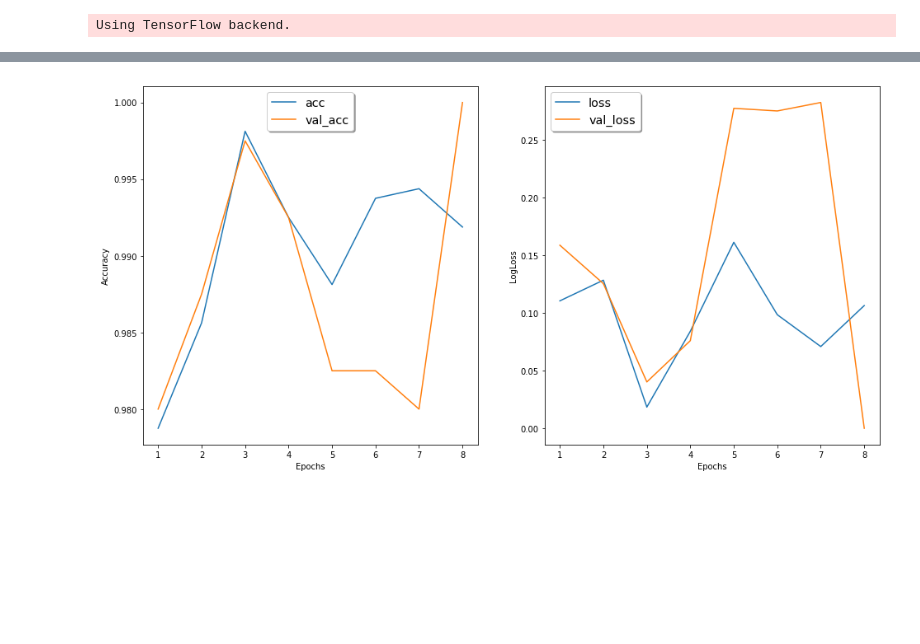
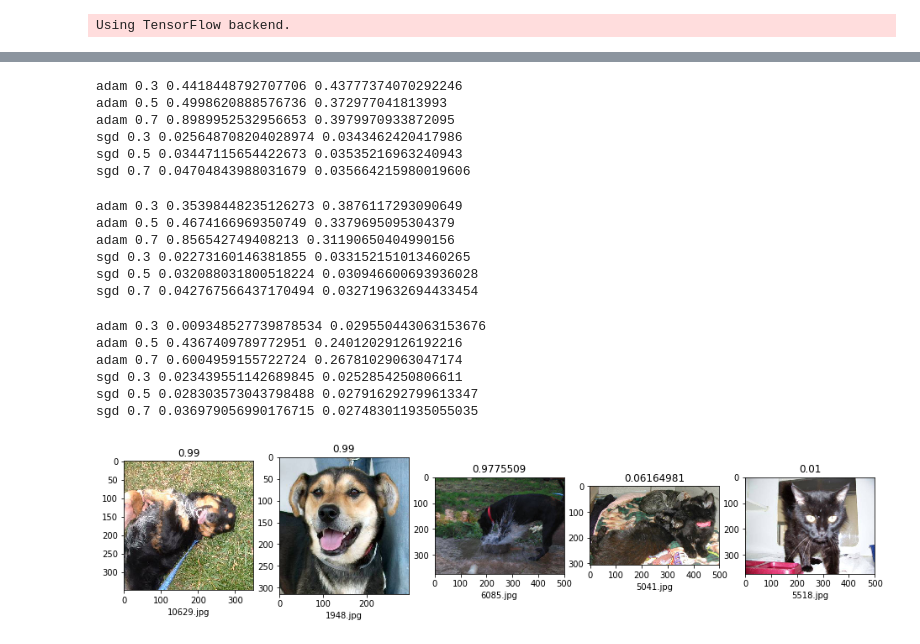
Before and after one commit to lssxfy123/PythonStudy, a Jupyter notebook: udacity_test/machine_learn/MLND_CN_Graduate/graduate8.ipynb, the cells around one changed output, grey strips where cells are left out. Drawn from its saved outputs; the diff is of its cells as text; code cells hidden in the pictures; blank space fills up the shorter version.

```diff
--- a/udacity_test/machine_learn/MLND_CN_Graduate/graduate8.ipynb
+++ b/udacity_test/machine_learn/MLND_CN_Graduate/graduate8.ipynb
@@ -72,4 +75,0 @@ plot_info('small_inceptionV3_history.pkl', 'lower right', 'lower right')
-# %%
-plot_info('small_xception_history.pkl', 'upper center', 'upper left')
-# %% [output]
-[figure, removed]
@@ -75,0 +119,27 @@ plot_info('small_xception_history.pkl', 'upper center', 'upper left')
+# %%
+print_info('vgg16')
+# %% [output]
+adam 0.3 0.4418448792707706 0.43777374070292246
+adam 0.5 0.4998620888576736 0.372977041813993
+adam 0.7 0.8989952532956653 0.3979970933872095
+sgd 0.3 0.025648708204028974 0.0343462420417986
+sgd 0.5 0.03447115654422673 0.03535216963240943
+sgd 0.7 0.04704843988031679 0.035664215980019606
+# %%
+print_info('vgg19')
+# %% [output]
+adam 0.3 0.35398448235126273 0.3876117293090649
+adam 0.5 0.4674166969350749 0.3379695095304379
+adam 0.7 0.856542749408213 0.31190650404990156
+sgd 0.3 0.02273160146381855 0.033152151013460265
+sgd 0.5 0.032088031800518224 0.030946600693936028
+sgd 0.7 0.042767566437170494 0.032719632694433454
+# %%
+print_info('resnet50')
+# %% [output]
+adam 0.3 0.009348527739878534 0.029550443063153676
+adam 0.5 0.4367409789772951 0.24012029126192216
+adam 0.7 0.6004959155722724 0.26781029063047174
+sgd 0.3 0.023439551142689845 0.0252854250806611
+sgd 0.5 0.028303573043798488 0.027916292799613347
+sgd 0.7 0.036979056990176715 0.027483011935055035
@@ -75,0 +175,22 @@ plot_info('small_xception_history.pkl', 'upper center', 'upper left')
+# %%
+test_filenames = os.listdir(common.test_path + 'test/')
+test_fileindex = np.array([os.path.splitext(os.path.split(filename)[1])[0] for filename in test_filenames])
+# %%
+sample_filenames = random.sample(test_filenames, 5)
+sample_fileindex = np.array([os.path.splitext(os.path.split(filename)[1])[0] for filename in sample_filenames])
+result = pd.read_csv('xception_SGD_0.5_predict.csv')
+plt.figure(figsize=(16, 9))
+test_path = common.test_path + 'test/'
+for i in range(len(sample_filenames)):
+    plt.subplot(1, 5, i + 1)
+    img = cv2.imread(test_path + sample_filenames[i])
+    cv_rgb = cv2.cvtColor(img, cv2.COLOR_BGR2RGB)
+    plt.imshow(cv_rgb)
+    plt.xlabel(sample_filenames[i])
+    #print(type(result[result['id'] == int(sample_fileindex[i])]['label']))
+    #print(result[result['id'] == int(sample_fileindex[i])]['label'].iloc[0])
+    #print(result[result['id'] == sample_fileindex[i]]['label'][0])
+    #print(result[result['id'] == int(sample_fileindex[i])]['label'][0])
+    plt.title(result[result['id'] == int(sample_fileindex[i])]['label'].iloc[0])
+# %% [output]
+[figure, added]
```
Also changed, not shown: parts of 5 cells of this notebook, 5 other files.
